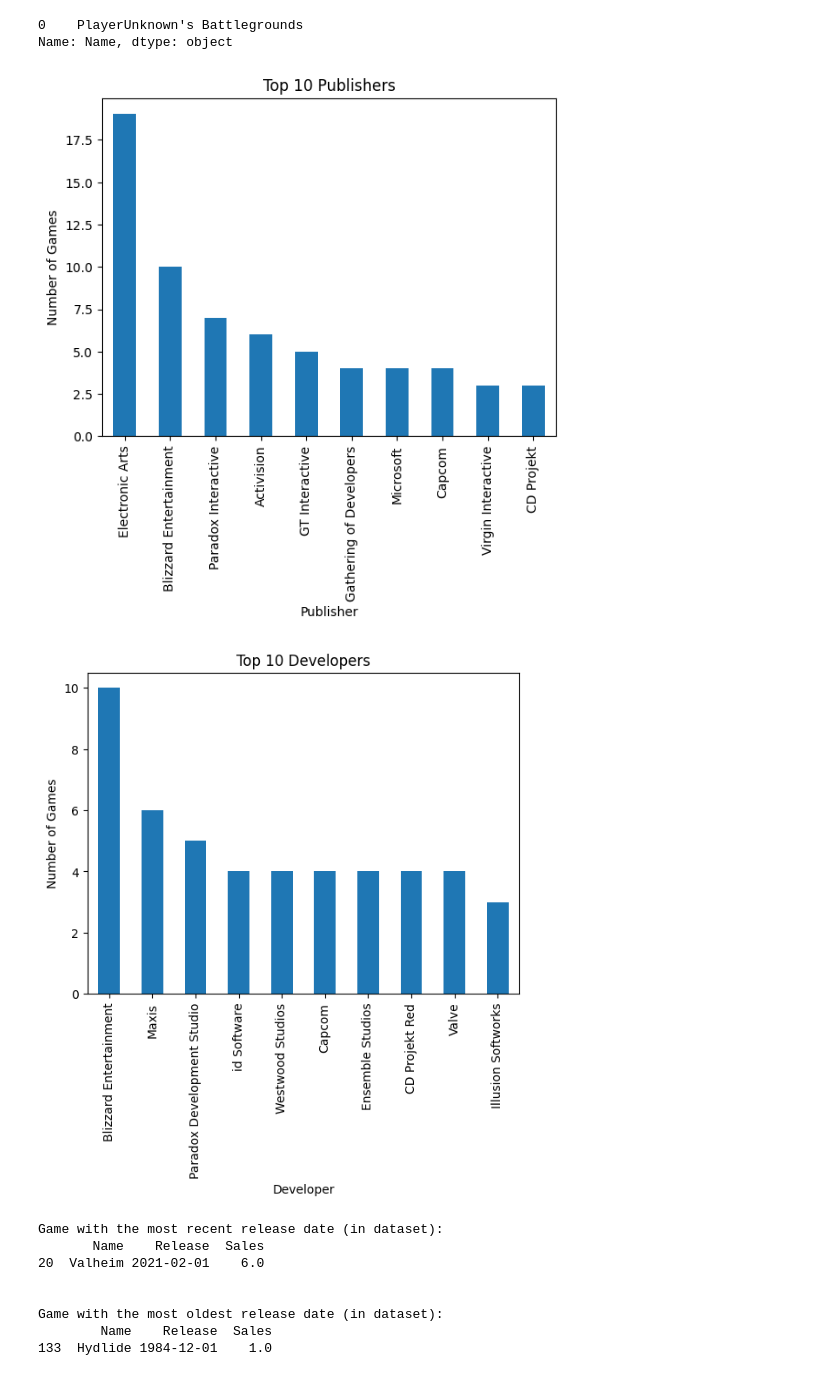
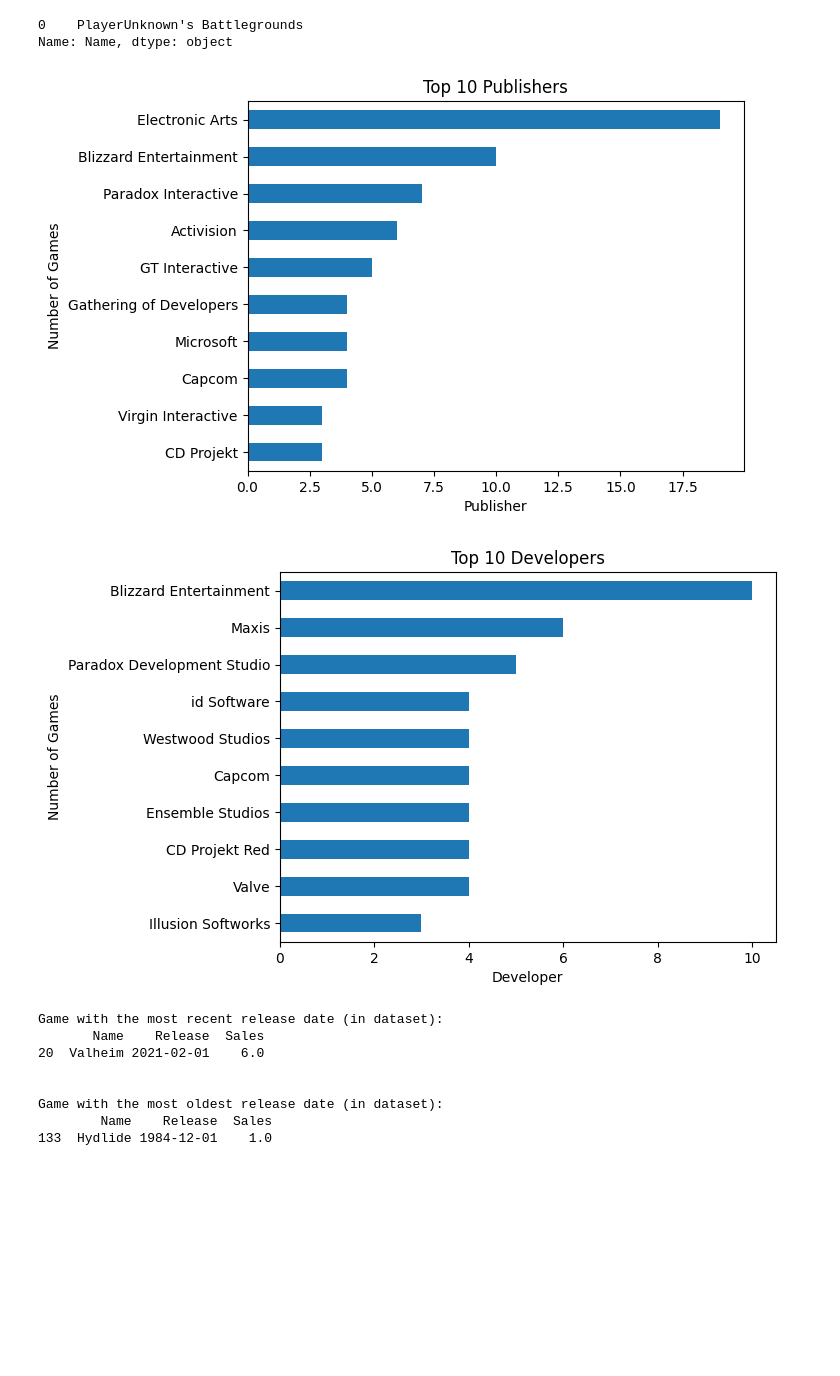
Before and after one commit to onedayxzn/Game-Sales, a Jupyter notebook: analysyst/game-sales.ipynb, the cells around one changed output. Cells and saved outputs as stored; diff of their text form; code cells hidden in the pictures; blank space fills up the shorter version.

```diff
--- a/analysyst/game-sales.ipynb
+++ b/analysyst/game-sales.ipynb
@@ -69,6 +69,7 @@ game_sales[game_sales.isna().any(axis=1)]
 | 165 | The Stanley Parable | 1.0 | NaN | 2013-10-01 | Interactive fiction | Galactic Cafe | Galactic Cafe |
 | 172 | Who Wants to Be a Millionaire? | 1.0 | NaN | 1999-11-01 | Trivia game | Jellyvision | Disney Interactive Studios |
 # %%
-game_sales['Series'].fillna(game_sales['Name'], inplace=True)
+game_sales['Series'] = game_sales['Series'].fillna(game_sales['Name'])
+
 game_sales.head(10)
 # %% [output]
@@ -113,21 +108,21 @@ game_sales_max_sales['Name']
 0    PlayerUnknown's Battlegrounds
 Name: Name, dtype: object
 # %%
-game_sales['Publisher'].value_counts().head(10).plot(kind='bar')
+game_sales['Publisher'].value_counts().head(10).plot(kind='barh').invert_yaxis()
 plt.title('Top 10 Publishers')
 plt.xlabel('Publisher')
 plt.ylabel('Number of Games')
 plt.show()
 # %% [output]
-[figure, old version]
+[figure, new version]
 # %%
-game_sales['Developer'].value_counts().head(10).plot(kind='bar')
+game_sales['Developer'].value_counts().head(10).plot(kind='barh').invert_yaxis()
 plt.title('Top 10 Developers')
 plt.xlabel('Developer')
 plt.ylabel('Number of Games')
 plt.show()
 # %% [output]
-[figure, old version]
+[figure, new version]
 # %%
 game_realease_new = pd.to_datetime(game_sales['Release'])
 game_sales_new = game_sales['Release'].max()
```
Also changed, not shown: parts of 8 cells of this notebook, 1 other file.
